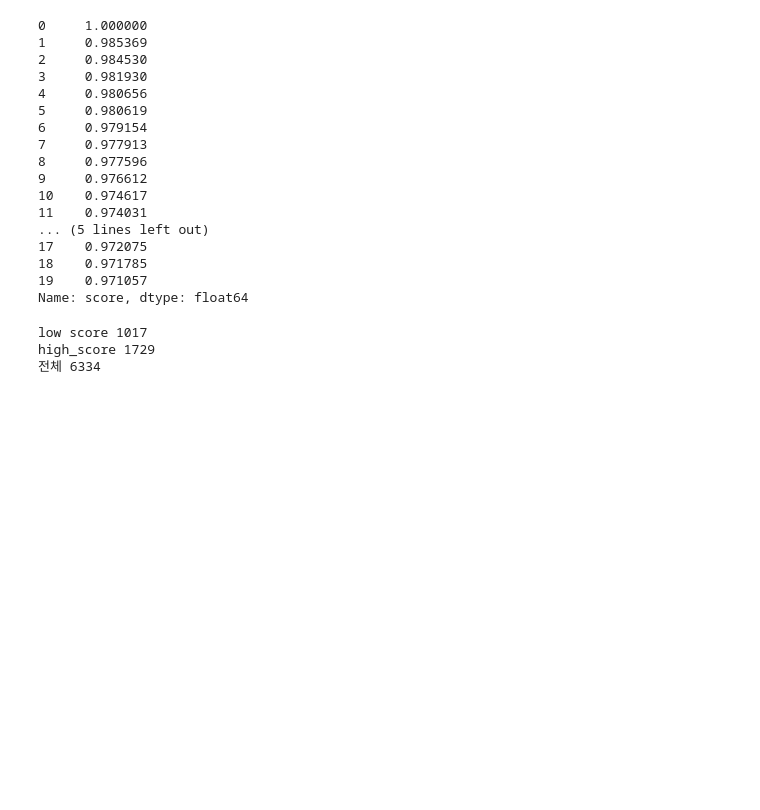
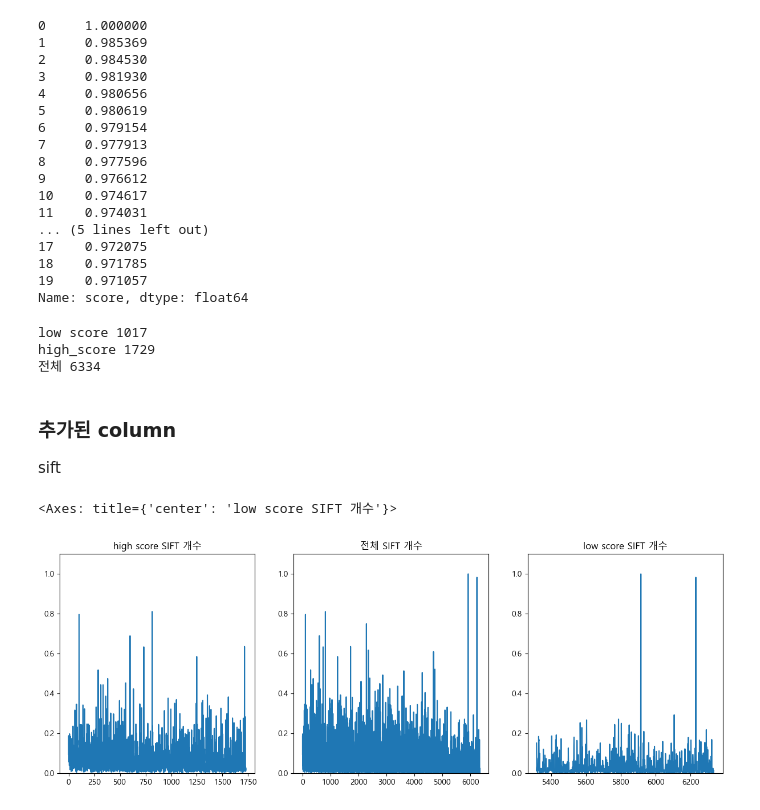
Before and after one commit to yuuhey/image_preprocessing, a Jupyter notebook: haralick_df.ipynb, the cells around one changed output. Cells and saved outputs as stored; diff of their text form; code cells hidden in the pictures; blank space fills up the shorter version.

```diff
--- a/haralick_df.ipynb
+++ b/haralick_df.ipynb
@@ -64,3 +64,26 @@ print("전체", len(df))
 low score 1017
 high_score 1729
 전체 6334
+# %% [markdown]
+### 추가된 column
+sift
+# %%
+fig = plt.figure(figsize=(15,5))
+
+plt.subplot(1,3,1)
+plt.title("high score SIFT 개수")
+plt.ylim(0,1.1)
+high_score['sift'].plot()
+
+plt.subplot(1,3,2)
+plt.title("전체 SIFT 개수")
+plt.ylim(0,1.1)
+df['sift'].plot()
+
+plt.subplot(1,3,3)
+plt.title("low score SIFT 개수")
+plt.ylim(0,1.1)
+low_score['sift'].plot()
+# %% [output]
+<Axes: title={'center': 'low score SIFT 개수'}>
+[figure, added]
```
Also changed, not shown: parts of 16 cells of this notebook, 5 other files.
